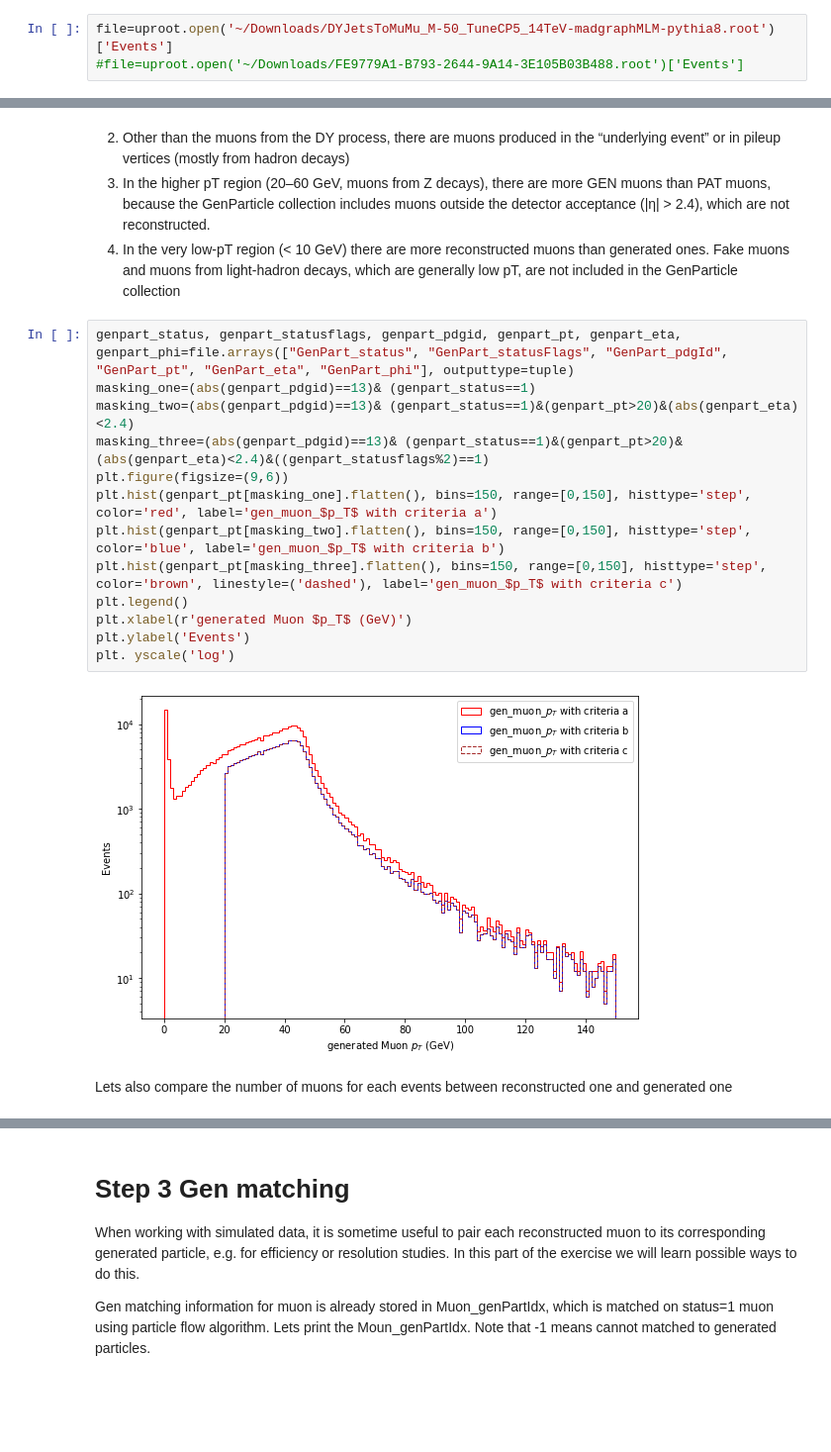
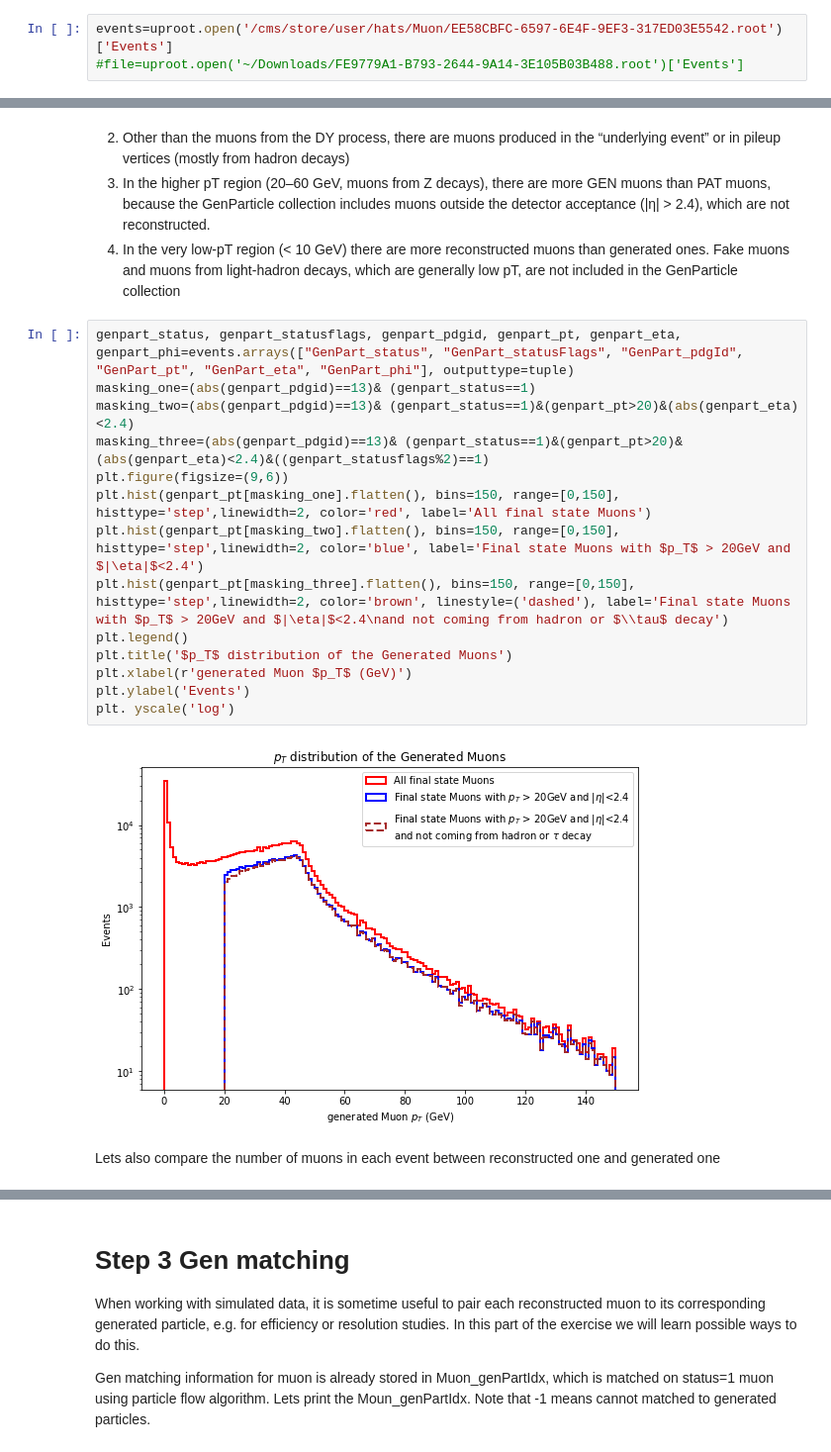
Before and after one commit to Taiantuia/MuonHATSatLPC2020, a Jupyter notebook: Exercise-1-Introduction.ipynb, the cells around one changed output, grey strips where cells are left out. Shown at 99% size. Cells and saved outputs as stored; diff of their text form; blank space fills up the shorter version.

```diff
--- a/Exercise-1-Introduction.ipynb
+++ b/Exercise-1-Introduction.ipynb
@@ -13,6 +13,6 @@ from math import pi
 # %% [markdown]
 First, lets take a look of the variables stored in NanoAOD. Uproot.open( ) return a ROOTDirectory similar to a python dictionary. Function key( ) prints all the dicinory keywords. The b' ahead of the names is due to ROOT object names having no encoding.
 # %%
-file=uproot.open('~/Downloads/DYJetsToMuMu_M-50_TuneCP5_14TeV-madgraphMLM-pythia8.root')['Events']
+events=uproot.open('/cms/store/user/hats/Muon/EE58CBFC-6597-6E4F-9EF3-317ED03E5542.root')['Events']
 #file=uproot.open('~/Downloads/FE9779A1-B793-2644-9A14-3E105B03B488.root')['Events']
 # %%
@@ -142,21 +140,22 @@ outside the detector acceptance (|η| > 2.4), which are not reconstructed.
 generated ones. Fake muons and muons from light-hadron decays, which are
 generally low pT, are not included in the GenParticle collection
 # %%
-genpart_status, genpart_statusflags, genpart_pdgid, genpart_pt, genpart_eta, genpart_phi=file.arrays(["GenPart_status", "GenPart_statusFlags", "GenPart_pdgId", "GenPart_pt", "GenPart_eta", "GenPart_phi"], outputtype=tuple)
+genpart_status, genpart_statusflags, genpart_pdgid, genpart_pt, genpart_eta, genpart_phi=events.arrays(["GenPart_status", "GenPart_statusFlags", "GenPart_pdgId", "GenPart_pt", "GenPart_eta", "GenPart_phi"], outputtype=tuple)
 masking_one=(abs(genpart_pdgid)==13)& (genpart_status==1)
 masking_two=(abs(genpart_pdgid)==13)& (genpart_status==1)&(genpart_pt>20)&(abs(genpart_eta)<2.4)
 masking_three=(abs(genpart_pdgid)==13)& (genpart_status==1)&(genpart_pt>20)&(abs(genpart_eta)<2.4)&((genpart_statusflags%2)==1)
 plt.figure(figsize=(9,6))
-plt.hist(genpart_pt[masking_one].flatten(), bins=150, range=[0,150], histtype='step', color='red', label='gen_muon_$p_T$ with criteria a')
-plt.hist(genpart_pt[masking_two].flatten(), bins=150, range=[0,150], histtype='step', color='blue', label='gen_muon_$p_T$ with criteria b')
-plt.hist(genpart_pt[masking_three].flatten(), bins=150, range=[0,150], histtype='step', color='brown', linestyle=('dashed'), label='gen_muon_$p_T$ with criteria c')
+plt.hist(genpart_pt[masking_one].flatten(), bins=150, range=[0,150], histtype='step',linewidth=2, color='red', label='All final state Muons')
+plt.hist(genpart_pt[masking_two].flatten(), bins=150, range=[0,150], histtype='step',linewidth=2, color='blue', label='Final state Muons with $p_T$ > 20GeV and $|\eta|$<2.4')
+plt.hist(genpart_pt[masking_three].flatten(), bins=150, range=[0,150], histtype='step',linewidth=2, color='brown', linestyle=('dashed'), label='Final state Muons with $p_T$ > 20GeV and $|\eta|$<2.4\nand not coming from hadron or $\\tau$ decay')
 plt.legend()
+plt.title('$p_T$ distribution of the Generated Muons')
 plt.xlabel(r'generated Muon $p_T$ (GeV)')
 plt.ylabel('Events')
 plt. yscale('log')
 # %% [output]
-[figure, old version]
+[figure, new version]
 # %% [markdown]
-Lets also compare the number of muons for each events between reconstructed one and generated one
+Lets also compare the number of muons in each event between reconstructed one and generated one
 # %%
 plt.figure(figsize=(9,6))
```
Also changed, not shown: parts of 19 cells of this notebook, 3 other files.
